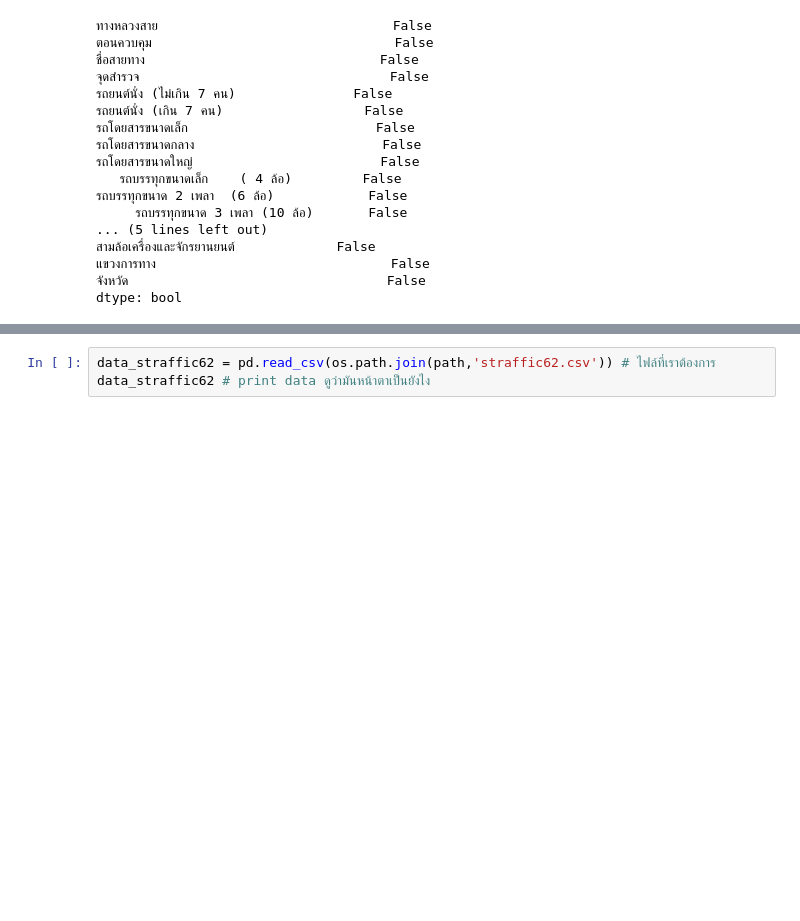
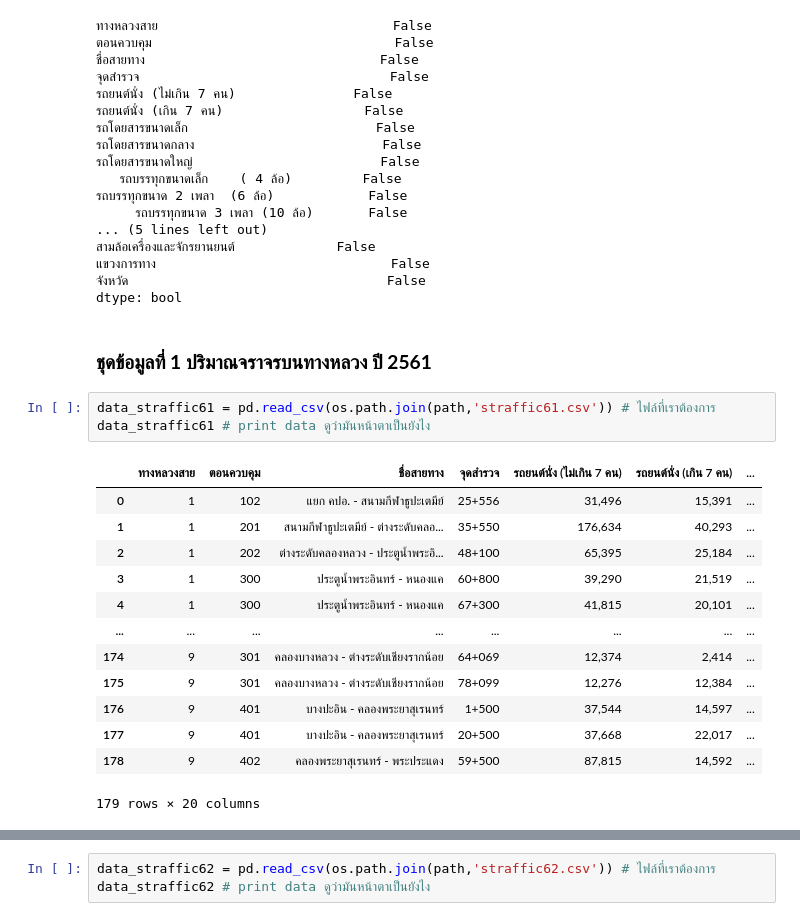
Before and after one commit to Wikanda-Hongboonmee/DWDM21, a Jupyter notebook: Project_DWDM.ipynb, the cells around one changed output, grey strips where cells are left out. Drawn from its saved outputs; the diff is of its cells as text; blank space fills up the shorter version.

```diff
--- a/Project_DWDM.ipynb
+++ b/Project_DWDM.ipynb
@@ -63,3 +66,22 @@ data_straffic60.isnull().any() # ดูว่าคอลัมน์ไหน
 แขวงการทาง                              False
 จังหวัด                                 False
 dtype: bool
+# %% [markdown]
+### **ชุดข้อมูลที่ 1 ปริมาณจราจรบนทางหลวง ปี 2561**
+# %%
+data_straffic61 = pd.read_csv(os.path.join(path,'straffic61.csv')) # ไฟล์ที่เราต้องการ
+data_straffic61 # print data ดูว่ามันหน้าตาเป็นยังไง
+# %% [output]
+|  | ทางหลวงสาย | ตอนควบคุม | ชื่อสายทาง | จุดสำรวจ | รถยนต์นั่ง (ไม่เกิน 7 คน) | รถยนต์นั่ง (เกิน 7 คน) | ... |
+| 0 | 1 | 102 | แยก คปอ. - สนามกีฬาธูปะเตมีย์ | 25+556 | 31,496 | 15,391 | ... |
+| 1 | 1 | 201 | สนามกีฬาธูปะเตมีย์ - ต่างระดับคลอ... | 35+550 | 176,634 | 40,293 | ... |
+| 2 | 1 | 202 | ต่างระดับคลองหลวง - ประตูน้ำพระอิ... | 48+100 | 65,395 | 25,184 | ... |
+| 3 | 1 | 300 | ประตูน้ำพระอินทร์ - หนองแค | 60+800 | 39,290 | 21,519 | ... |
+| 4 | 1 | 300 | ประตูน้ำพระอินทร์ - หนองแค | 67+300 | 41,815 | 20,101 | ... |
+| ... | ... | ... | ... | ... | ... | ... | ... |
+| 174 | 9 | 301 | คลองบางหลวง - ต่างระดับเชียงรากน้อย | 64+069 | 12,374 | 2,414 | ... |
+| 175 | 9 | 301 | คลองบางหลวง - ต่างระดับเชียงรากน้อย | 78+099 | 12,276 | 12,384 | ... |
+| 176 | 9 | 401 | บางปะอิน - คลองพระยาสุเรนทร์ | 1+500 | 37,544 | 14,597 | ... |
+| 177 | 9 | 401 | บางปะอิน - คลองพระยาสุเรนทร์ | 20+500 | 37,668 | 22,017 | ... |
+| 178 | 9 | 402 | คลองพระยาสุเรนทร์ - พระประแดง | 59+500 | 87,815 | 14,592 | ... |
+179 rows × 20 columns
```
Also changed, not shown: parts of 17 cells of this notebook.
